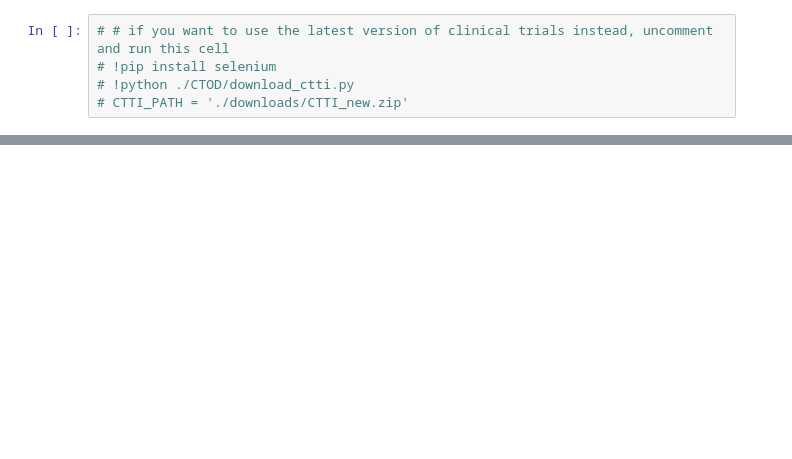
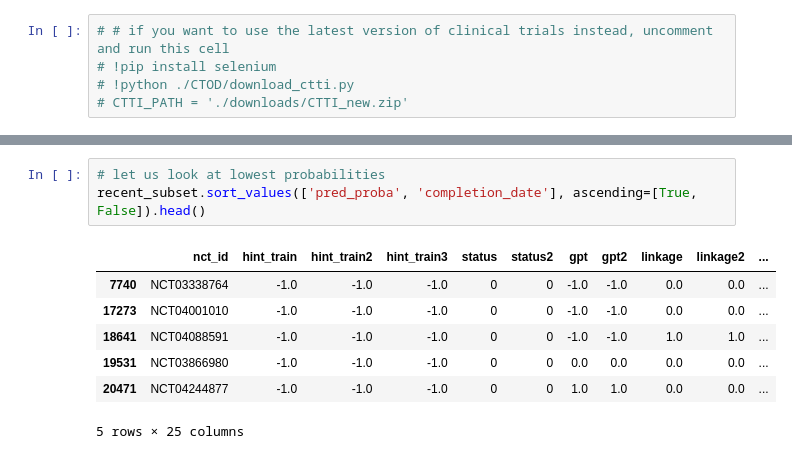
Before and after one commit to chufangao/CTOD, a Jupyter notebook: tutorials/predictions_on_current_trials.ipynb, the cells around one changed output, grey strips where cells are left out. Saved outputs shown, nothing was run; the diff lists cells and outputs as text; blank space fills up the shorter version.

```diff
--- a/tutorials/predictions_on_current_trials.ipynb
+++ b/tutorials/predictions_on_current_trials.ipynb
@@ -352,0 +82,11 @@ test_studies[['nct_id',  'label', 'year', 'prob']].sort_values('prob', ascending
+# %%
+# let us look at lowest probabilities
+recent_subset.sort_values(['pred_proba', 'completion_date'], ascending=[True, False]).head()
+# %% [output]
+|  | nct_id | hint_train | hint_train2 | hint_train3 | status | status2 | gpt | gpt2 | linkage | linkage2 | ... |
+| 7740 | NCT03338764 | -1.0 | -1.0 | -1.0 | 0 | 0 | -1.0 | -1.0 | 0.0 | 0.0 | ... |
+| 17273 | NCT04001010 | -1.0 | -1.0 | -1.0 | 0 | 0 | -1.0 | -1.0 | 0.0 | 0.0 | ... |
+| 18641 | NCT04088591 | -1.0 | -1.0 | -1.0 | 0 | 0 | -1.0 | -1.0 | 1.0 | 1.0 | ... |
+| 19531 | NCT03866980 | -1.0 | -1.0 | -1.0 | 0 | 0 | 0.0 | 0.0 | 0.0 | 0.0 | ... |
+| 20471 | NCT04244877 | -1.0 | -1.0 | -1.0 | 0 | 0 | 1.0 | 1.0 | 0.0 | 0.0 | ... |
+5 rows × 25 columns
```
Also changed, not shown: parts of 11 cells of this notebook.
